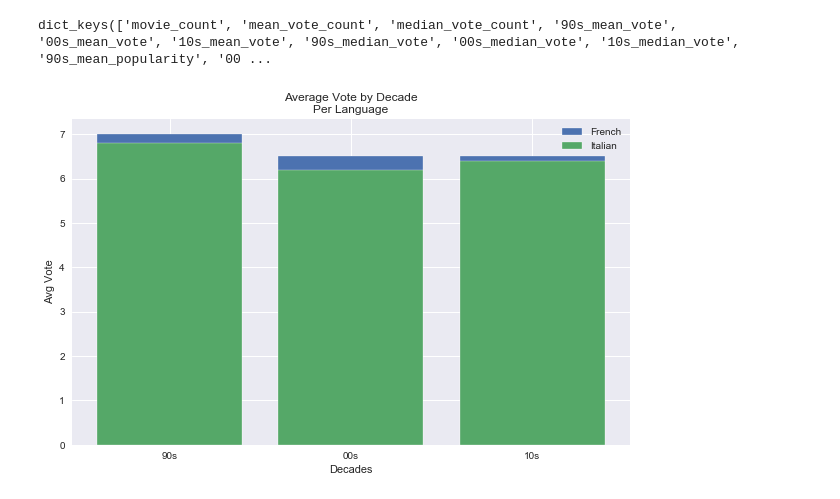
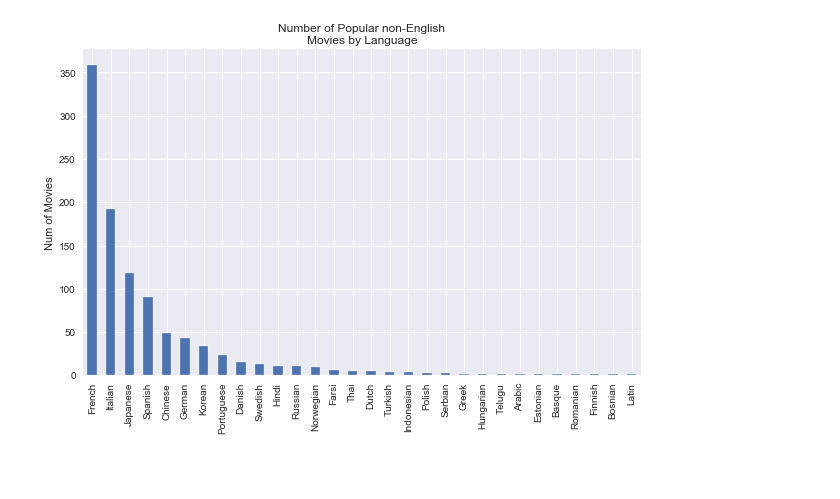
Before and after one commit to EricB10/movie_eda, a Jupyter notebook: eric_notebook.ipynb, the cells around one changed output. Saved outputs shown, nothing was run; the diff lists cells and outputs as text; code cells hidden in the pictures; blank space fills up the shorter version.

Commit message:
data vis

```diff
--- a/eric_notebook.ipynb
+++ b/eric_notebook.ipynb
@@ -40,0 +41,4 @@ df
+# %%
+# Create language count df for plotting
+lang_count_df = pd.DataFrame(language_count, columns=['language', 'count'])
+lang_count_df.set_index('language', inplace=True)
@@ -98,19 +72,0 @@ df.to_csv('clean_df.csv')
-# %%
-top_five_lang['French'].keys()
-# %% [output]
-dict_keys(['movie_count', 'mean_vote_count', 'median_vote_count', '90s_mean_vote', '00s_mean_vote', '10s_mean_vote', '90s_median_vote', '00s_median_vote', '10s_median_vote', '90s_mean_popularity', '00 ...
-# %%
-top_five_list = list(top_five_lang.keys())
-decades = ['90s', '00s', '10s']
-test = [top_five_lang['French'][f'{decade}_mean_vote'] for decade in decades]
-test2 = [top_five_lang['Italian'][f'{decade}_mean_vote'] for decade in decades]
-fig, ax = plt.subplots(figsize=(10,6))
-ax.bar(decades, test, label='French')
-ax.bar(decades, test2, label='Italian')
-ax.legend()
-ax.set_title('Average Vote by Decade\nPer Language')
-ax.set_xlabel('Decades')
-ax.set_ylabel('Avg Vote')
-plt.show()
-# %% [output]
-[figure, removed]
@@ -179,0 +73,9 @@ plt.show()
+# %%
+# Plot number of popular movies by language
+lang_count_df.plot(kind='bar', legend=False, figsize=(10,6))
+plt.title('Number of Popular non-English\nMovies by Language')
+plt.xlabel(None)
+plt.ylabel('Num of Movies')
+plt.show()
+# %% [output]
+[figure, added]
```
Also changed, not shown: parts of 20 cells of this notebook, 2 other files.
